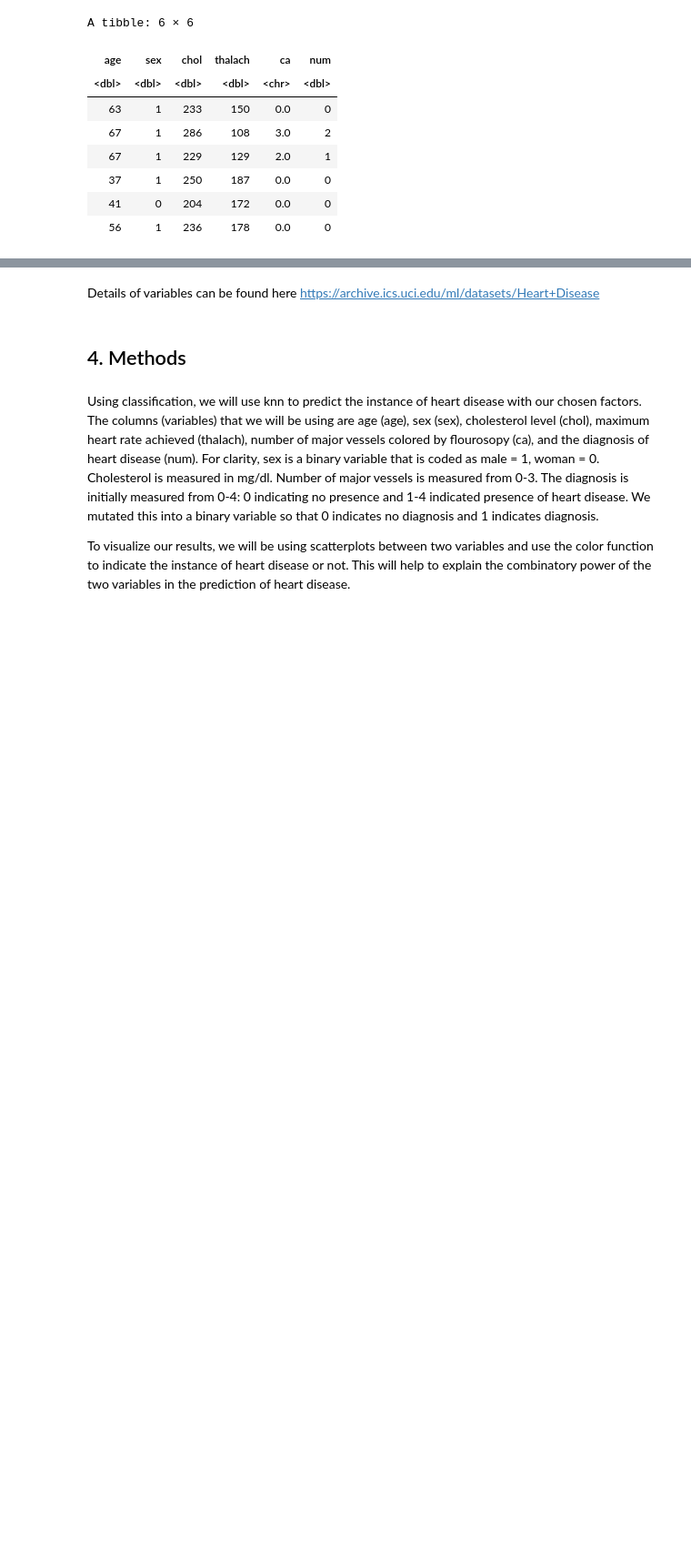
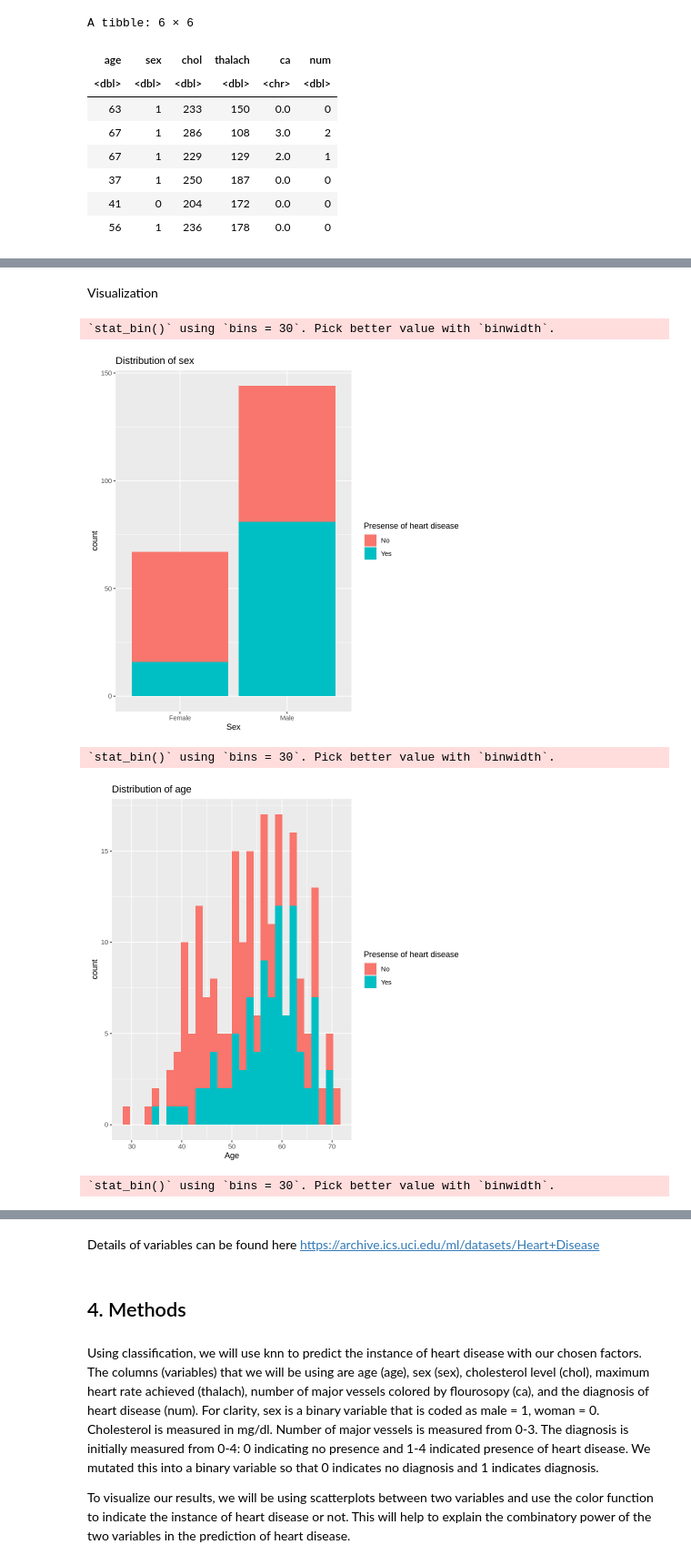
Before and after one commit to shivangibharani/GroupProject, a Jupyter notebook: heart_disease.ipynb, the cells around one changed output, grey strips where cells are left out. Shown at 91% size. Saved outputs shown, nothing was run; the diff lists cells and outputs as text; code cells hidden in the pictures; blank space fills up the shorter version.

```diff
--- a/heart_disease.ipynb
+++ b/heart_disease.ipynb
@@ -168,0 +209,2 @@ ERROR: Error in `bind_cols()`:
+# %% [markdown]
+Visualization
@@ -168,0 +215,44 @@ ERROR: Error in `bind_cols()`:
+# %%
+sex_plot <- ggplot(heart_train, aes(x= sex, fill = num)) +
+geom_bar(position = "stack") +
+labs(x = "Sex", title = "Distribution of sex", fill = "Presense of heart disease") +
+scale_fill_hue(labels = c("No", "Yes"))+
+scale_x_discrete(labels = c('Female','Male'))
+sex_plot
+
+age_plot <- ggplot(heart_train, aes(x= age, fill = num)) +
+geom_histogram(position = "stack") +
+labs(x = "Age", title = "Distribution of age", fill = "Presense of heart disease") +
+scale_fill_hue(labels = c("No", "Yes"))
+age_plot
+
+chol_plot <- ggplot(heart_train, aes(x= chol, fill = num)) +
+geom_histogram(position = "stack") +
+labs(x = "Serum cholestoral (mg/dl)", title = "Distribution of serum cholestoral (mg/dl)", fill = "Presense of heart disease") +
+scale_fill_hue(labels = c("No", "Yes"))
+chol_plot
+
+thalach_plot <- ggplot(heart_train, aes(x= thalach, fill = num)) +
+geom_histogram(position = "stack") +
+labs(x = "Maximum heart rate", title = "Distribution of maximum heart rate achieved", fill = "Presense of heart disease") +
+scale_fill_hue(labels = c("No", "Yes"))
+thalach_plot
+
+ca_plot <- ggplot(heart_train, aes(x= ca, fill = num)) +
+geom_bar(position = "stack")+
+labs(x = "Number of major vessels colored by flourosopy", title = "Distribution of number of major vessels colored by flourosopy", fill = "Presense of heart disease") +
+scale_fill_hue(labels = c("No", "Yes"))
+ca_plot
+
+num_plot <- ggplot(heart_train, aes(x = num)) +
+geom_bar() +
+labs(x = "Presense of heart disease", title = "Distribution of presense of heart disease")+
+scale_x_discrete(labels = c('No','Yes'))
+
+num_plot
+# %% [output]
+`stat_bin()` using `bins = 30`. Pick better value with `binwidth`.
+[figure, added]
+`stat_bin()` using `bins = 30`. Pick better value with `binwidth`.
+[figure, added]
+`stat_bin()` using `bins = 30`. Pick better value with `binwidth`.
```
Also changed, not shown: parts of 12 cells of this notebook.
